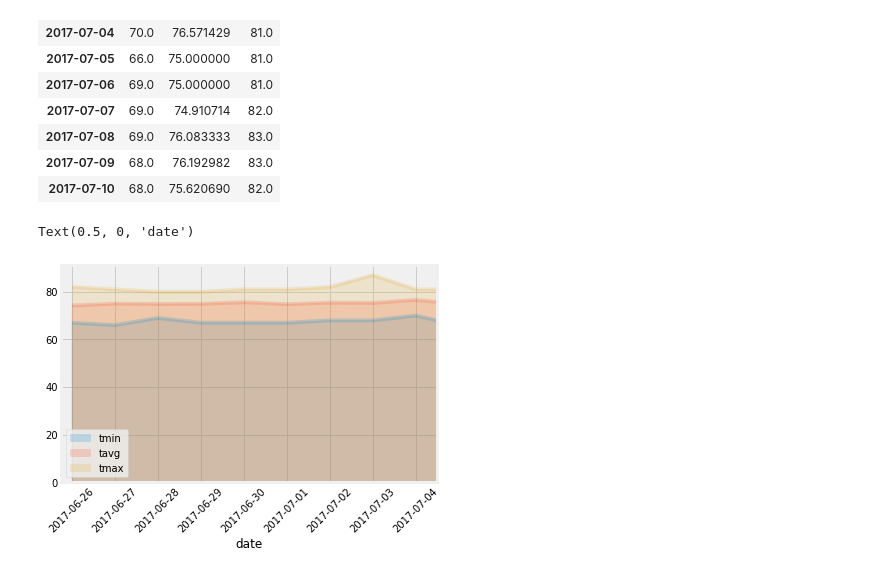
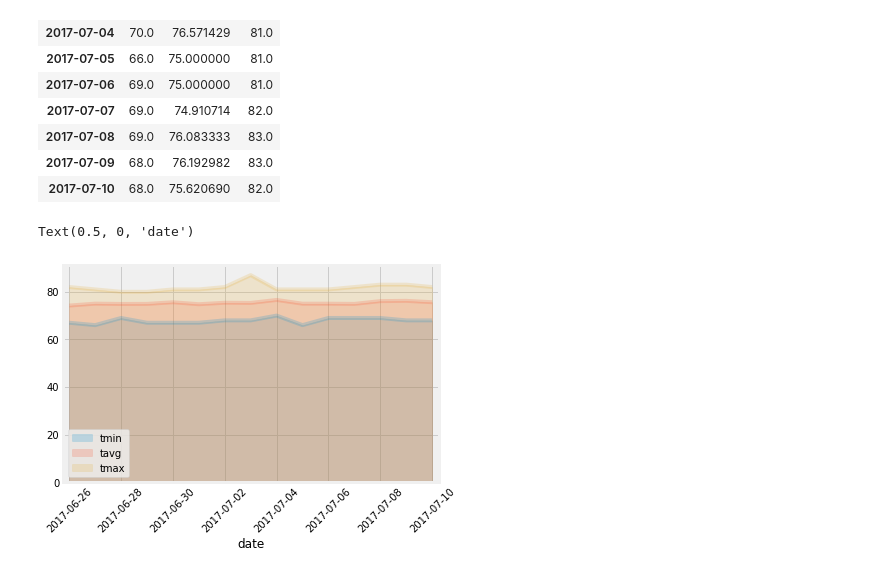
Before and after one commit to jeffreyb92/sqlalchemy-challenge, a Jupyter notebook: climate_starter.ipynb, the cells around one changed output. Cells and saved outputs as stored; diff of their text form; code cells hidden in the pictures.

Commit message:
fixed final chart

```diff
--- a/climate_starter.ipynb
+++ b/climate_starter.ipynb
@@ -311,8 +311,8 @@ trip_temps
 | 2017-07-10 | 68.0 | 75.620690 | 82.0 |
 # %%
 # Plot the daily normals as an area plot with `stacked=False`
-trip_temps.plot(kind='area', stacked=False, alpha=0.2, rot=45, xlim=(-0.25, 8.5))
+trip_temps.plot(kind='area', stacked=False, alpha=0.2, rot=45, xlim=(-0.25, 14.25))
 plt.xlabel('date')
 # %% [output]
 Text(0.5, 0, 'date')
-[figure, old version]
+[figure, new version]
```
